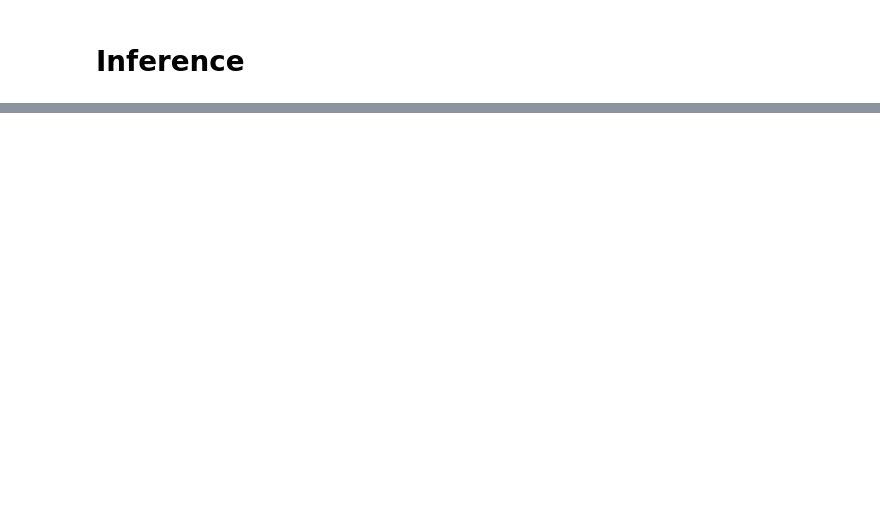
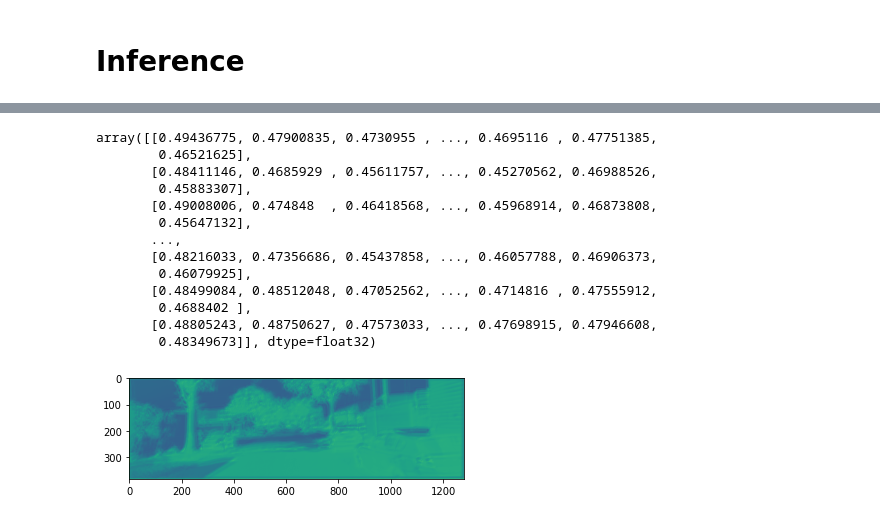
Before and after one commit to Monash-Connected-Autonomous-Vehicle/unsupervised-pseuso-LiDAR, a Jupyter notebook: test.ipynb, the cells around one changed output, grey strips where cells are left out. Cells and saved outputs as stored; diff of their text form; code cells hidden in the pictures; blank space fills up the shorter version.

```diff
--- a/test.ipynb
+++ b/test.ipynb
@@ -143,4 +58,0 @@ axs[2].imshow(plt_tensor(tgt[0]))
-# %%
-from geometry.warp import inverse_warp
-
-img, _ = inverse_warp(ref_imgs[0].double(), depth.double(), poses[0].double(), intrinsics.double(), rotation_mode='euler', padding_mode='zeros')
@@ -207,0 +149,19 @@ img        = (1/depth[0][0].squeeze()).cpu().detach().numpy()
+# %%
+img = depth[0].squeeze().cpu().detach().numpy()
+plt.imshow(img)
+img
+# %% [output]
+array([[0.49436775, 0.47900835, 0.4730955 , ..., 0.4695116 , 0.47751385,
+        0.46521625],
+       [0.48411146, 0.4685929 , 0.45611757, ..., 0.45270562, 0.46988526,
+        0.45883307],
+       [0.49008006, 0.474848  , 0.46418568, ..., 0.45968914, 0.46873808,
+        0.45647132],
+       ...,
+       [0.48216033, 0.47356686, 0.45437858, ..., 0.46057788, 0.46906373,
+        0.46079925],
+       [0.48499084, 0.48512048, 0.47052562, ..., 0.4714816 , 0.47555912,
+        0.4688402 ],
+       [0.48805243, 0.48750627, 0.47573033, ..., 0.47698915, 0.47946608,
+        0.48349673]], dtype=float32)
+[figure, added]
```
Also changed, not shown: parts of 27 cells of this notebook, 7 other files.
